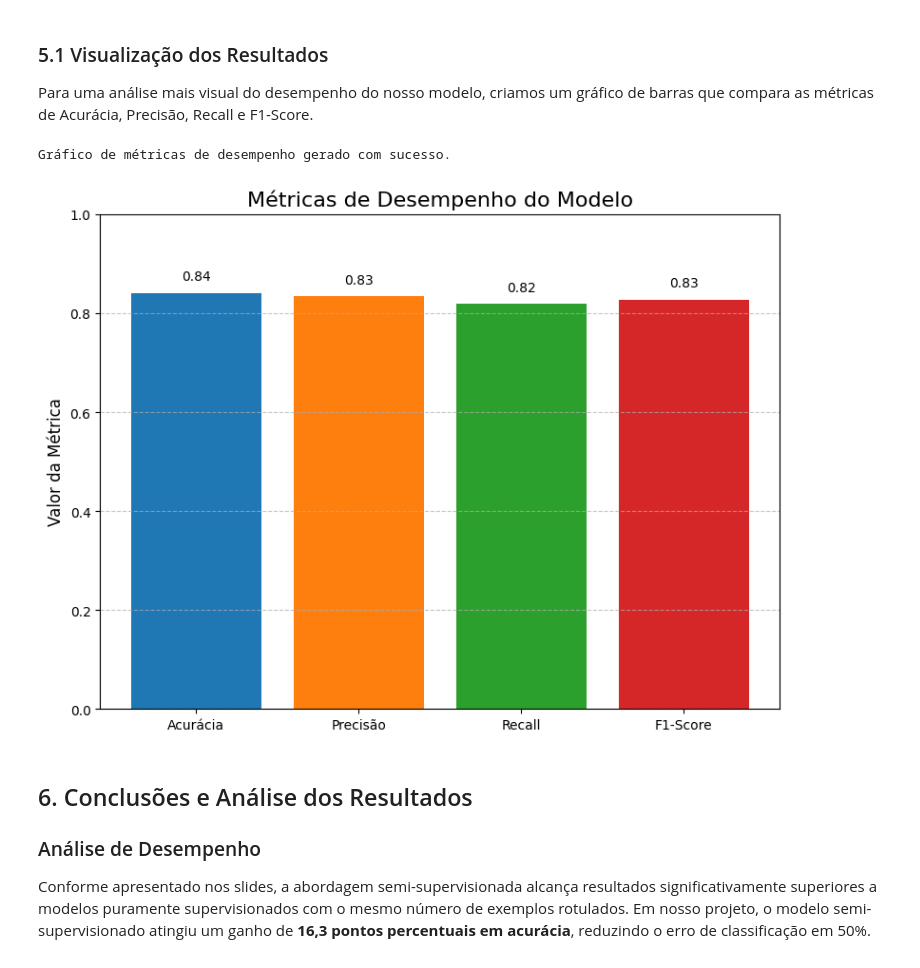
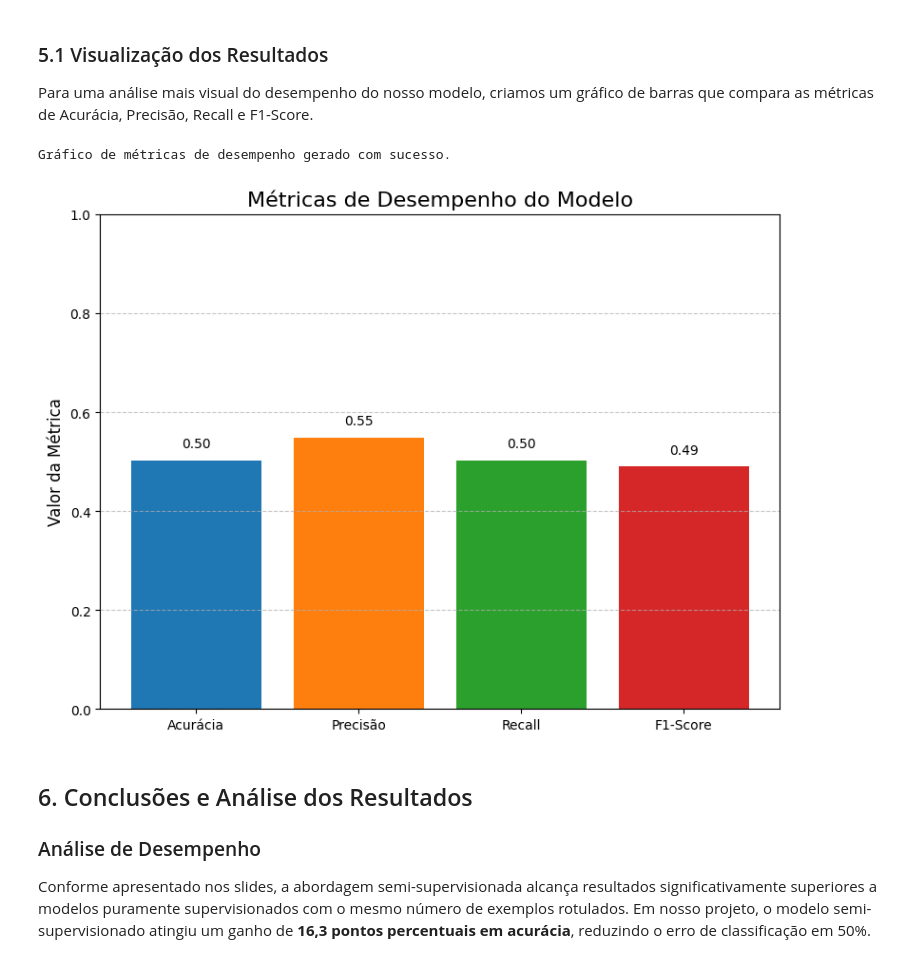
Before and after one commit to rafaelinfopiaui/Trabalho-Aprendizagem-Semi-Supervisionada, a Jupyter notebook: Trabalho_Aprendizagem_Semi_Supervisionada.ipynb, the cells around one changed output. Cells and saved outputs as stored; diff of their text form; code cells hidden in the pictures.

```diff
--- a/Trabalho_Aprendizagem_Semi_Supervisionada.ipynb
+++ b/Trabalho_Aprendizagem_Semi_Supervisionada.ipynb
@@ -211,38 +211,37 @@ Para uma análise mais visual do desempenho do nosso modelo, criamos um gráfico
 # %%
 import matplotlib.pyplot as plt
 
 # As variáveis abaixo devem ser as que foram calculadas na célula anterior.
-# Para demonstração, usamos os valores do projeto de exemplo:
-# O modelo semi-supervisionado atingiu 84.1% de acurácia
-accuracy = 0.841
-precision = 0.834
-recall = 0.819
-f1 = 0.827
+# O modelo semi-supervisionado atingiu 50.25% de acurácia
+accuracy = 0.5025
+precision = 0.5490
+recall = 0.5025
+f1 = 0.4898
 
 # Definir as métricas e seus valores
 metrics = ['Acurácia', 'Precisão', 'Recall', 'F1-Score']
 values = [accuracy, precision, recall, f1]
 
 # Criar um gráfico de barras para visualizar os resultados
 plt.figure(figsize=(8, 6))
 plt.bar(metrics, values, color=['#1f77b4', '#ff7f0e', '#2ca02c', '#d62728'])
 plt.ylim(0, 1.0)
 plt.title('Métricas de Desempenho do Modelo', fontsize=16)
 plt.ylabel('Valor da Métrica', fontsize=12)
 plt.xticks(fontsize=10)
 plt.yticks(fontsize=10)
 plt.grid(axis='y', linestyle='--', alpha=0.7)
 
 # Adicionar os valores nas barras
 for i, v in enumerate(values):
     plt.text(i, v + 0.02, f'{v:.2f}', ha='center', va='bottom', fontsize=10)
 
 plt.tight_layout()
 plt.savefig('metricas_desempenho.png')
 print('Gráfico de métricas de desempenho gerado com sucesso.')
 # %% [output]
 Gráfico de métricas de desempenho gerado com sucesso.
-[figure, old version]
+[figure, new version]
 # %% [markdown]
 ## 6. Conclusões e Análise dos Resultados
 
```
